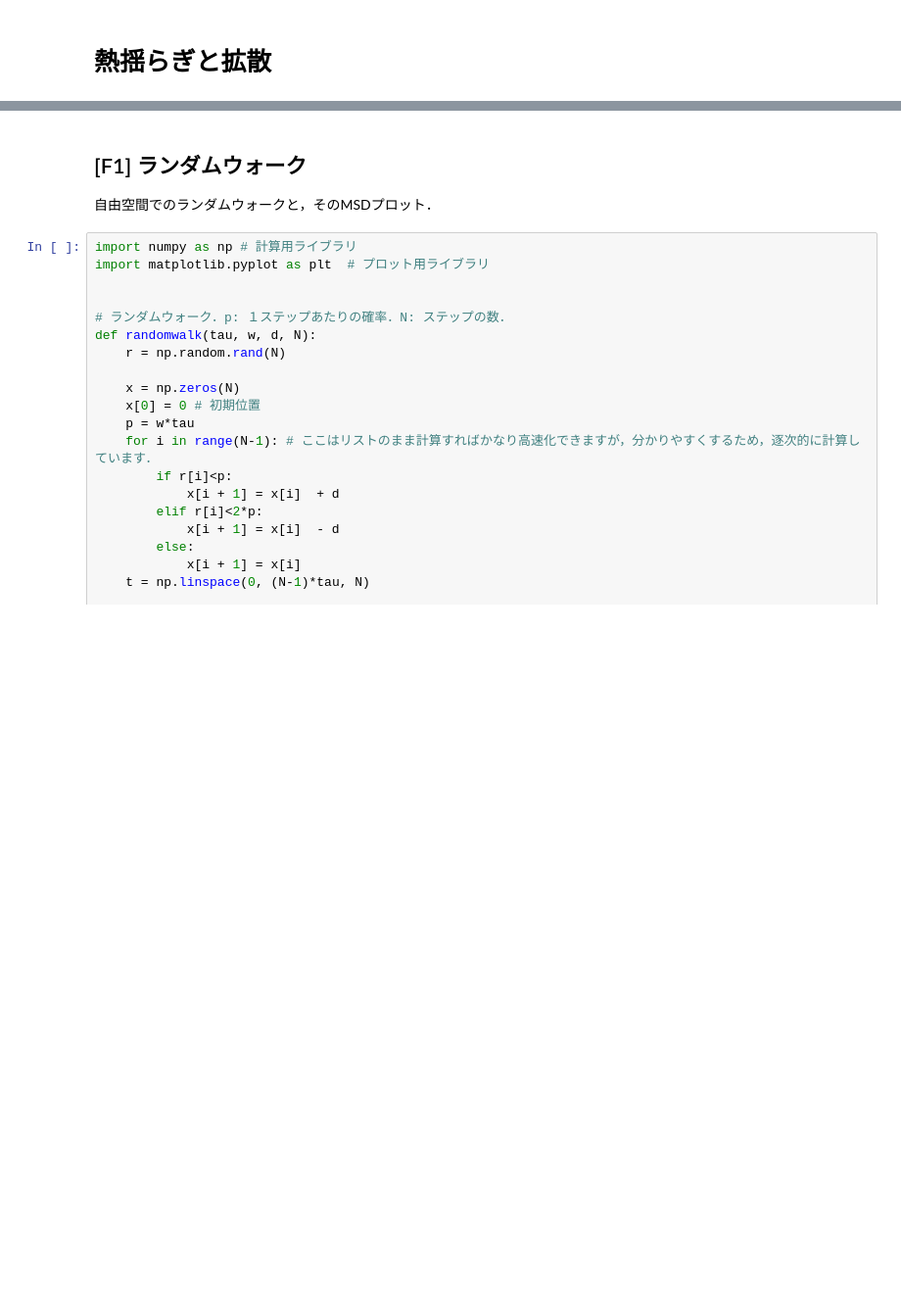
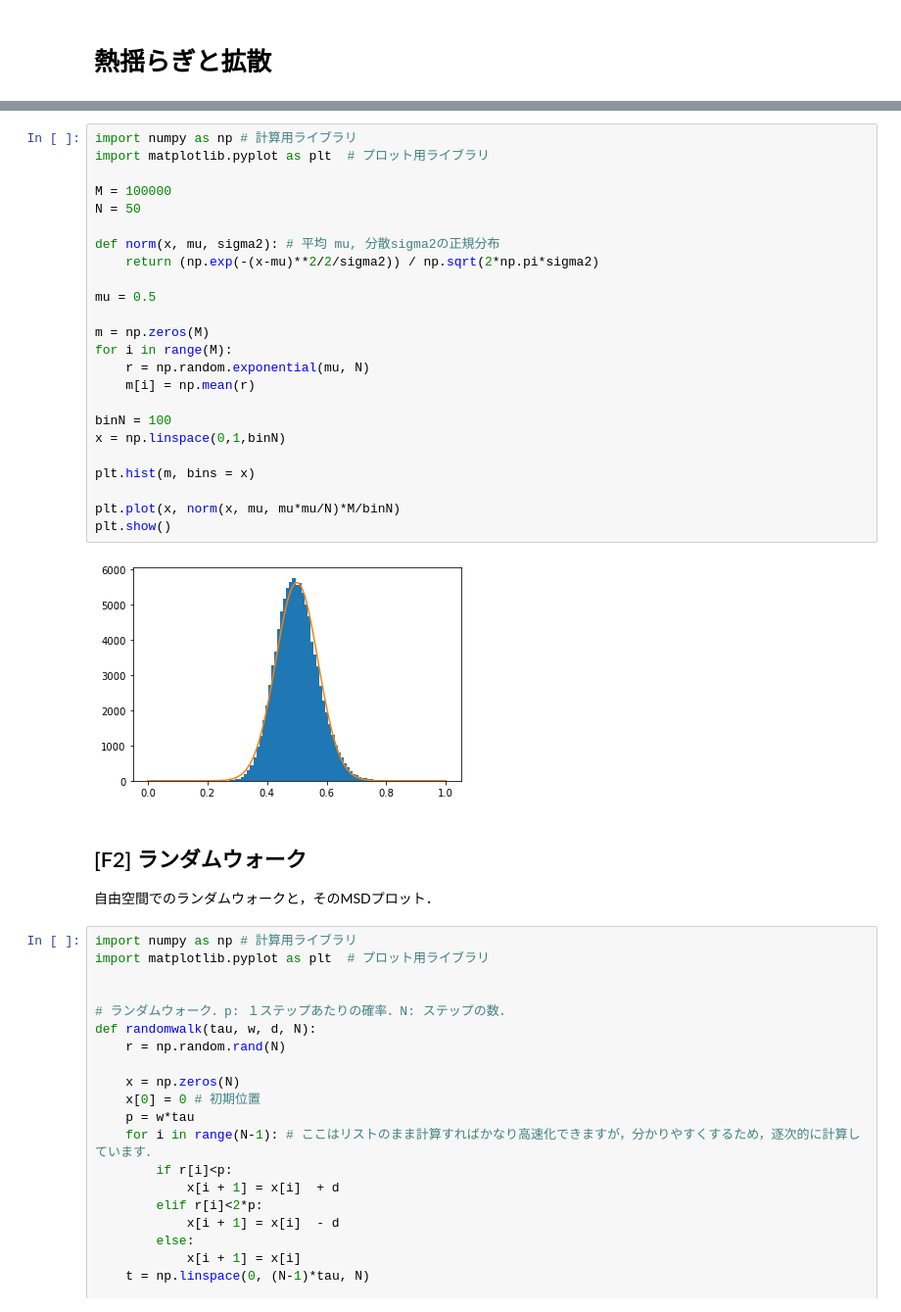
Before and after one commit to stoyabe/biophys, a Jupyter notebook: F_fluctuation.ipynb, the cells around one changed output, grey strips where cells are left out. Shown at 98% size. Drawn from its saved outputs; the diff is of its cells as text; blank space fills up the shorter version.

```diff
--- a/F_fluctuation.ipynb
+++ b/F_fluctuation.ipynb
@@ -3,5 +10,31 @@
+# %%
+import numpy as np # 計算用ライブラリ
+import matplotlib.pyplot as plt  # プロット用ライブラリ
+
+M = 100000
+N = 50
+
+def norm(x, mu, sigma2): # 平均 mu, 分散sigma2の正規分布
+    return (np.exp(-(x-mu)**2/2/sigma2)) / np.sqrt(2*np.pi*sigma2)
+
+mu = 0.5
+
+m = np.zeros(M)
+for i in range(M):
+    r = np.random.exponential(mu, N)
+    m[i] = np.mean(r)
+
+binN = 100
+x = np.linspace(0,1,binN)
+
+plt.hist(m, bins = x)
+
+plt.plot(x, norm(x, mu, mu*mu/N)*M/binN)
+plt.show()
+# %% [output]
+[figure, added]
 # %% [markdown]
-## [F1] ランダムウォーク
+## [F2] ランダムウォーク
 
 自由空間でのランダムウォークと，そのMSDプロット．
 # %%
```
Also changed, not shown: parts of 5 cells of this notebook.
